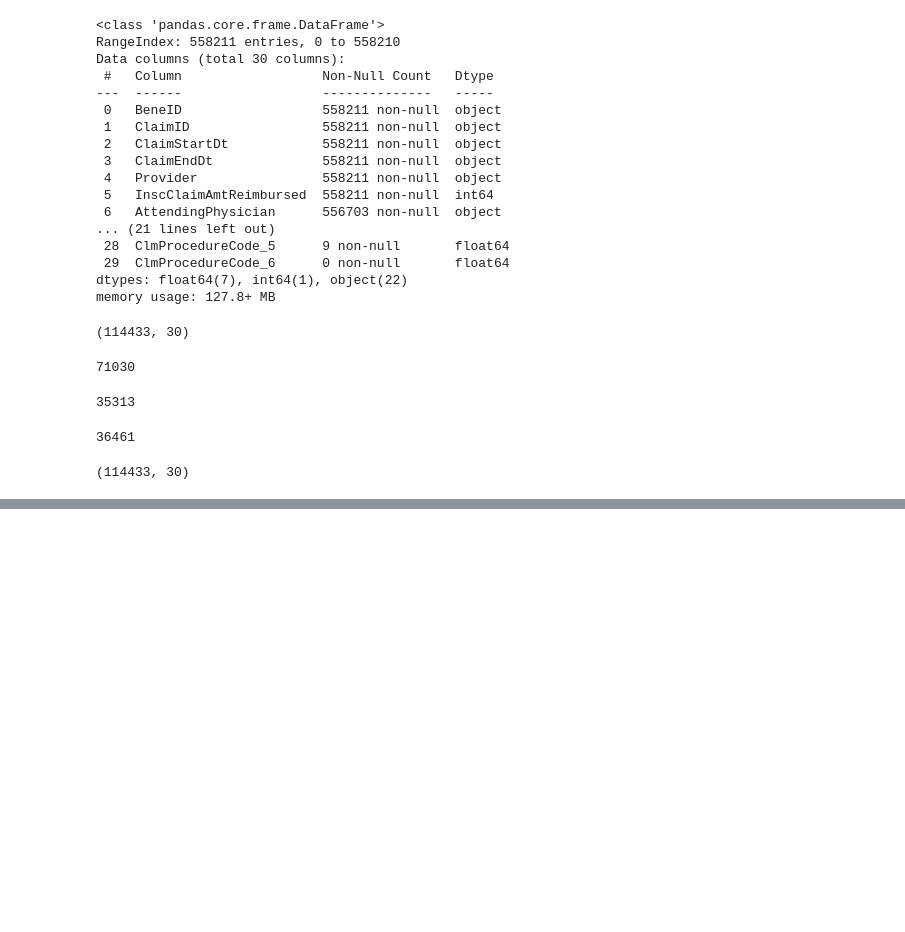
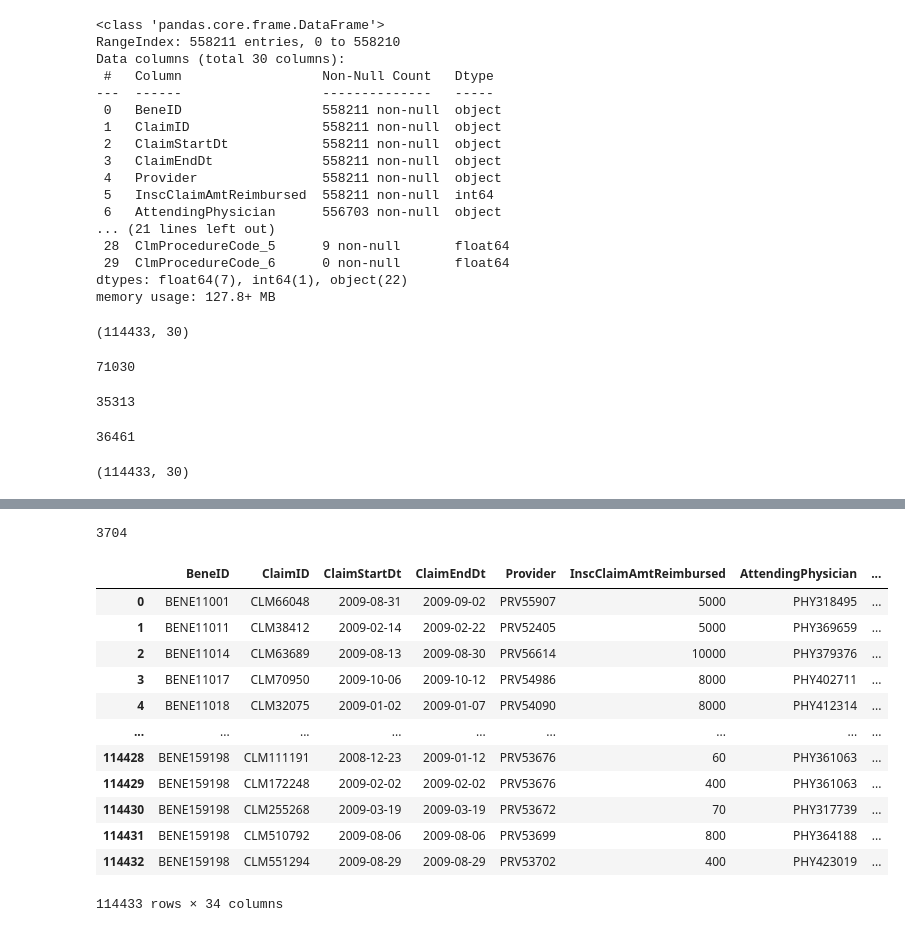
Before and after one commit to meghavi1610/Healthcare_Provider_Fraud, a Jupyter notebook: Data Exploration.ipynb, the cells around one changed output, grey strips where cells are left out. Cells and saved outputs as stored; diff of their text form; code cells hidden in the pictures; blank space fills up the shorter version.

```diff
--- a/Data Exploration.ipynb
+++ b/Data Exploration.ipynb
@@ -576,23 +542,0 @@ KeyboardInterrupt:
-# %%
-# Calculate metrics for operating physicians
-for physician in operating_physicians:
-    self_loop_count[physician] = sum(1 for edge in G.edges(physician) if edge[0] == edge[1])
-    self_loop_degree_centrality[physician] = self_loop_count[physician] / G.degree(physician)
-    self_loop_clustering_coefficient[physician] = nx.clustering(G, nodes=[physician])[physician]
-    self_loop_betweenness_centrality[physician] = nx.betweenness_centrality(G, normalized=False)[physician]
-    self_loop_local_efficiency[physician] = nx.efficiency.local_efficiency(G, nodes=[physician])[physician]
-
-# Add metrics to DataFrame
-df['AttendingPhysician_SelfLoopCount'] = df['AttendingPhysician'].map(self_loop_count)
-df['AttendingPhysician_SelfLoopDegreeCentrality'] = df['AttendingPhysician'].map(self_loop_degree_centrality)
-df['AttendingPhysician_SelfLoopClusteringCoefficient'] = df['AttendingPhysician'].map(self_loop_clustering_coefficient)
-df['AttendingPhysician_SelfLoopBetweennessCentrality'] = df['AttendingPhysician'].map(self_loop_betweenness_centrality)
-df['AttendingPhysician_SelfLoopLocalEfficiency'] = df['AttendingPhysician'].map(self_loop_local_efficiency)
-
-# df['OperatingPhysician_SelfLoopCount'] = df['OperatingPhysician'].map(self_loop_count)
-# df['OperatingPhysician_SelfLoopDegreeCentrality'] = df['OperatingPhysician'].map(self_loop_degree_centrality)
-# df['OperatingPhysician_SelfLoopClusteringCoefficient'] = df['OperatingPhysician'].map(self_loop_clustering_coefficient)
-# df['OperatingPhysician_SelfLoopBetweennessCentrality'] = df['OperatingPhysician'].map(self_loop_betweenness_centrality)
-# df['OperatingPhysician_SelfLoopLocalEfficiency'] = df['OperatingPhysician'].map(self_loop_local_efficiency)
-
-# Now your DataFrame contains the calculated metrics for attending and operating physicians with self-loops
@@ -598,0 +623,3 @@ df['AttendingPhysician_SelfLoopLocalEfficiency'] = df['AttendingPhysician'].map(
+# %%
+source_features_df=pd.read_csv('source_features.csv')
+source_features_df
@@ -598,0 +640,23 @@ df['AttendingPhysician_SelfLoopLocalEfficiency'] = df['AttendingPhysician'].map(
+# %%
+len(source_features_df['Provider'].unique())
+# %% [output]
+3704
+# %%
+# Merge source_features_df into train_df
+df_final = pd.merge(df, source_features_df, on='Provider', how='left')
+# %%
+df_final
+# %% [output]
+|  | BeneID | ClaimID | ClaimStartDt | ClaimEndDt | Provider | InscClaimAmtReimbursed | AttendingPhysician | ... |
+| 0 | BENE11001 | CLM66048 | 2009-08-31 | 2009-09-02 | PRV55907 | 5000 | PHY318495 | ... |
+| 1 | BENE11011 | CLM38412 | 2009-02-14 | 2009-02-22 | PRV52405 | 5000 | PHY369659 | ... |
+| 2 | BENE11014 | CLM63689 | 2009-08-13 | 2009-08-30 | PRV56614 | 10000 | PHY379376 | ... |
+| 3 | BENE11017 | CLM70950 | 2009-10-06 | 2009-10-12 | PRV54986 | 8000 | PHY402711 | ... |
+| 4 | BENE11018 | CLM32075 | 2009-01-02 | 2009-01-07 | PRV54090 | 8000 | PHY412314 | ... |
+| ... | ... | ... | ... | ... | ... | ... | ... | ... |
+| 114428 | BENE159198 | CLM111191 | 2008-12-23 | 2009-01-12 | PRV53676 | 60 | PHY361063 | ... |
+| 114429 | BENE159198 | CLM172248 | 2009-02-02 | 2009-02-02 | PRV53676 | 400 | PHY361063 | ... |
+| 114430 | BENE159198 | CLM255268 | 2009-03-19 | 2009-03-19 | PRV53672 | 70 | PHY317739 | ... |
+| 114431 | BENE159198 | CLM510792 | 2009-08-06 | 2009-08-06 | PRV53699 | 800 | PHY364188 | ... |
+| 114432 | BENE159198 | CLM551294 | 2009-08-29 | 2009-08-29 | PRV53702 | 400 | PHY423019 | ... |
+114433 rows × 34 columns
```
Also changed, not shown: parts of 66 cells of this notebook.
